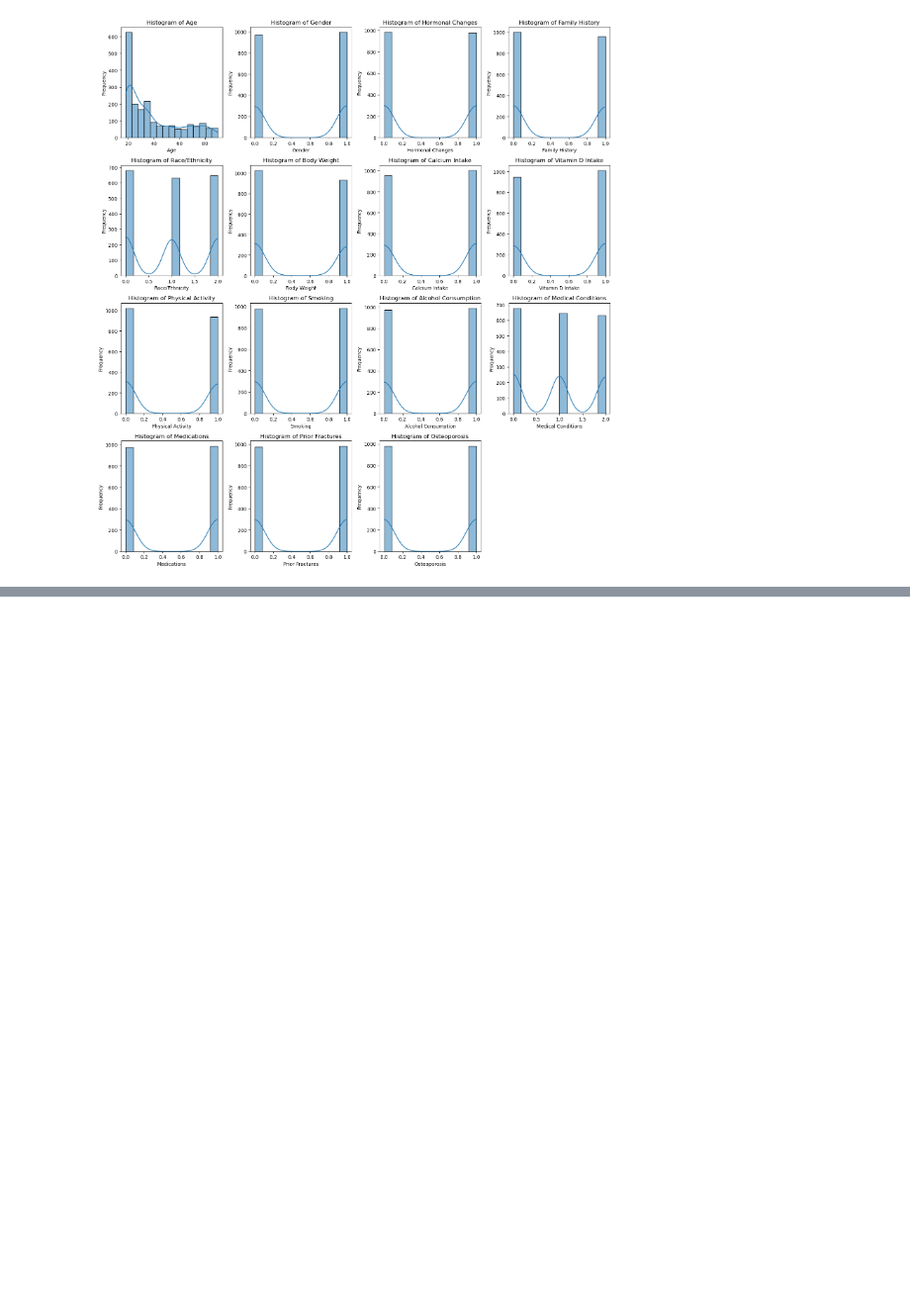
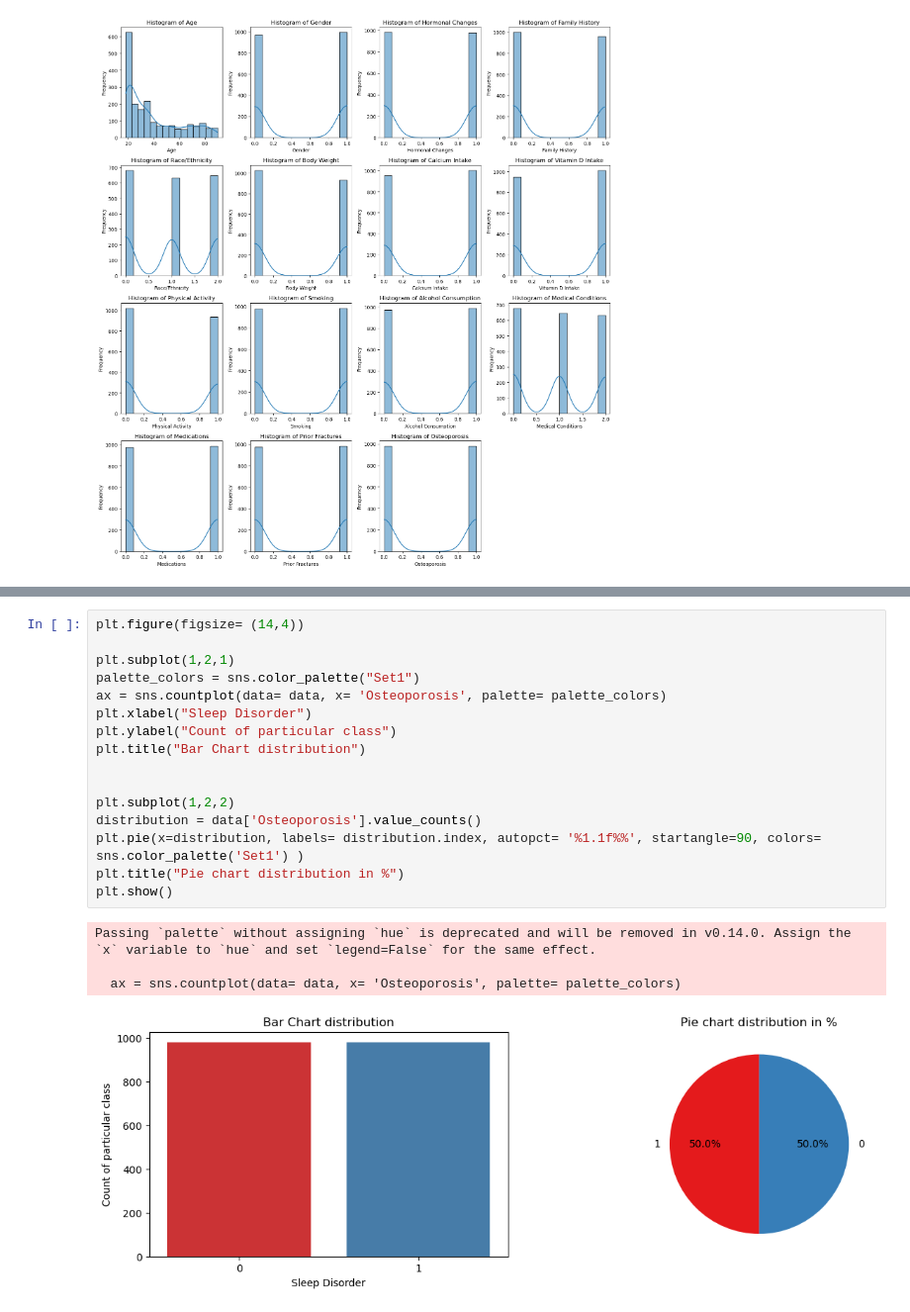
Before and after one commit to NavyaSai-V/Predicting-Osteoporosis-Risk, a Jupyter notebook: Osteoporrosis.ipynb, the cells around one changed output, grey strips where cells are left out. Shown at 99% size. Cells and saved outputs as stored; diff of their text form; blank space fills up the shorter version.

```diff
--- a/Osteoporrosis.ipynb
+++ b/Osteoporrosis.ipynb
@@ -256,0 +277,21 @@ plt.show()
+# %%
+plt.figure(figsize= (14,4))
+
+plt.subplot(1,2,1)
+palette_colors = sns.color_palette("Set1")
+ax = sns.countplot(data= data, x= 'Osteoporosis', palette= palette_colors)
+plt.xlabel("Sleep Disorder")
+plt.ylabel("Count of particular class")
+plt.title("Bar Chart distribution")
+
+
+plt.subplot(1,2,2)
+distribution = data['Osteoporosis'].value_counts()
+plt.pie(x=distribution, labels= distribution.index, autopct= '%1.1f%%', startangle=90, colors= sns.color_palette('Set1') )
+plt.title("Pie chart distribution in %")
+plt.show()
+# %% [output]
+Passing `palette` without assigning `hue` is deprecated and will be removed in v0.14.0. Assign the `x` variable to `hue` and set `legend=False` for the same effect.
+
+  ax = sns.countplot(data= data, x= 'Osteoporosis', palette= palette_colors)
+[figure, added]
```
Also changed, not shown: parts of 2 cells of this notebook.
